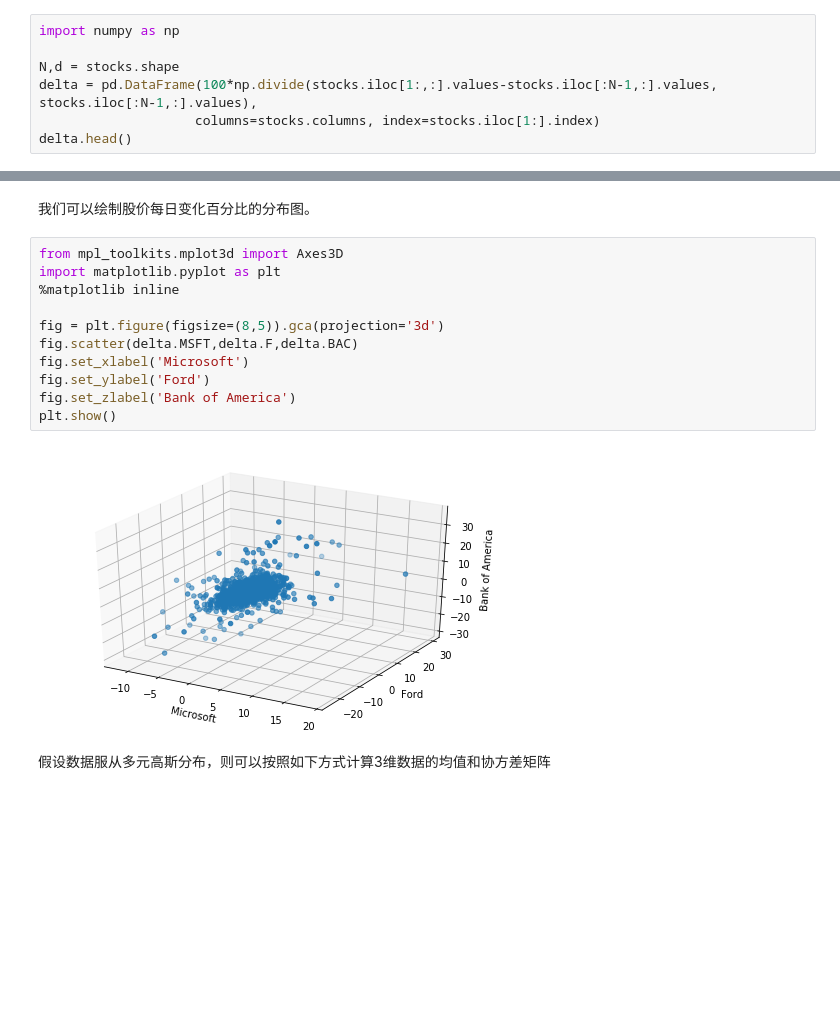
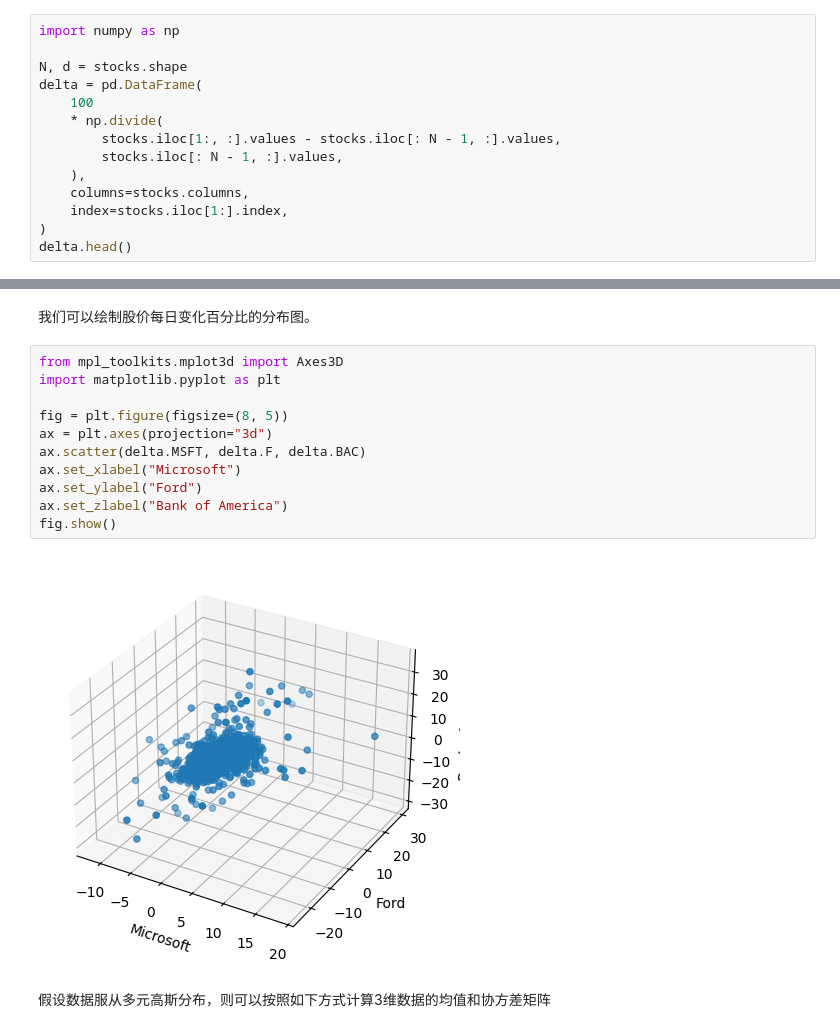
Before and after one commit to CSharperMantle/hdu2025_data_mining, a Jupyter notebook: exp_4/tutorial9_Anomaly Detection.ipynb, the cells around one changed output, grey strips where cells are left out. Cells and saved outputs as stored; diff of their text form; blank space fills up the shorter version.

```diff
--- a/exp_4/tutorial9_Anomaly Detection.ipynb
+++ b/exp_4/tutorial9_Anomaly Detection.ipynb
@@ -47,9 +47,16 @@ stocks.head()
 # %%
 import numpy as np
 
-N,d = stocks.shape
-delta = pd.DataFrame(100*np.divide(stocks.iloc[1:,:].values-stocks.iloc[:N-1,:].values, stocks.iloc[:N-1,:].values),
-                    columns=stocks.columns, index=stocks.iloc[1:].index)
+N, d = stocks.shape
+delta = pd.DataFrame(
+    100
+    * np.divide(
+        stocks.iloc[1:, :].values - stocks.iloc[: N - 1, :].values,
+        stocks.iloc[: N - 1, :].values,
+    ),
+    columns=stocks.columns,
+    index=stocks.iloc[1:].index,
+)
 delta.head()
 # %% [output]
 |  | MSFT | F | BAC |
@@ -64,16 +71,16 @@ delta.head()
 # %%
 from mpl_toolkits.mplot3d import Axes3D
 import matplotlib.pyplot as plt
-%matplotlib inline
 
-fig = plt.figure(figsize=(8,5)).gca(projection='3d')
-fig.scatter(delta.MSFT,delta.F,delta.BAC)
-fig.set_xlabel('Microsoft')
-fig.set_ylabel('Ford')
-fig.set_zlabel('Bank of America')
-plt.show()
+fig = plt.figure(figsize=(8, 5))
+ax = plt.axes(projection="3d")
+ax.scatter(delta.MSFT, delta.F, delta.BAC)
+ax.set_xlabel("Microsoft")
+ax.set_ylabel("Ford")
+ax.set_zlabel("Bank of America")
+fig.show()
 # %% [output]
-[figure, old version]
+[figure, new version]
 # %% [markdown]
 假设数据服从多元高斯分布，则可以按照如下方式计算3维数据的均值和协方差矩阵
 # %%
```
Also changed, not shown: parts of 7 cells of this notebook.
